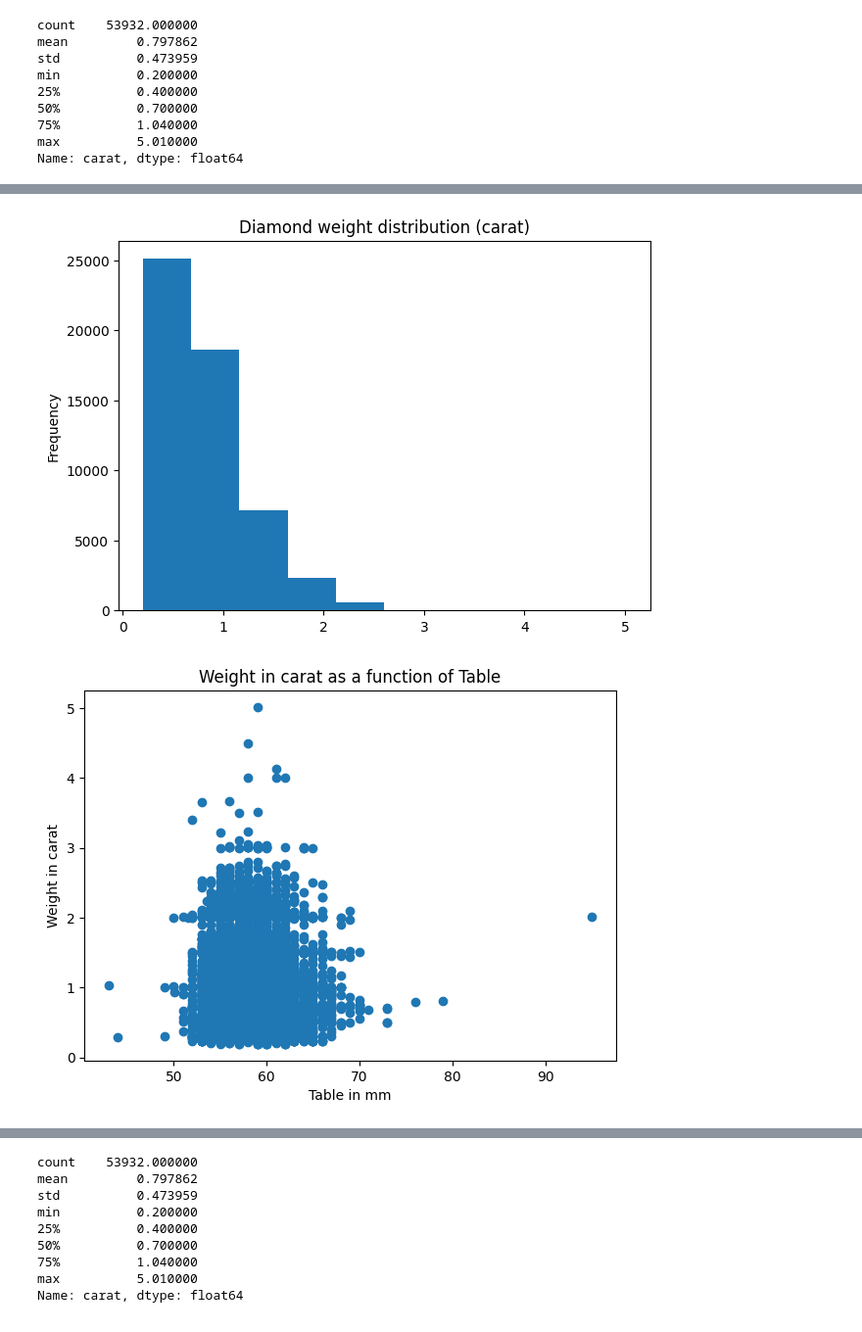
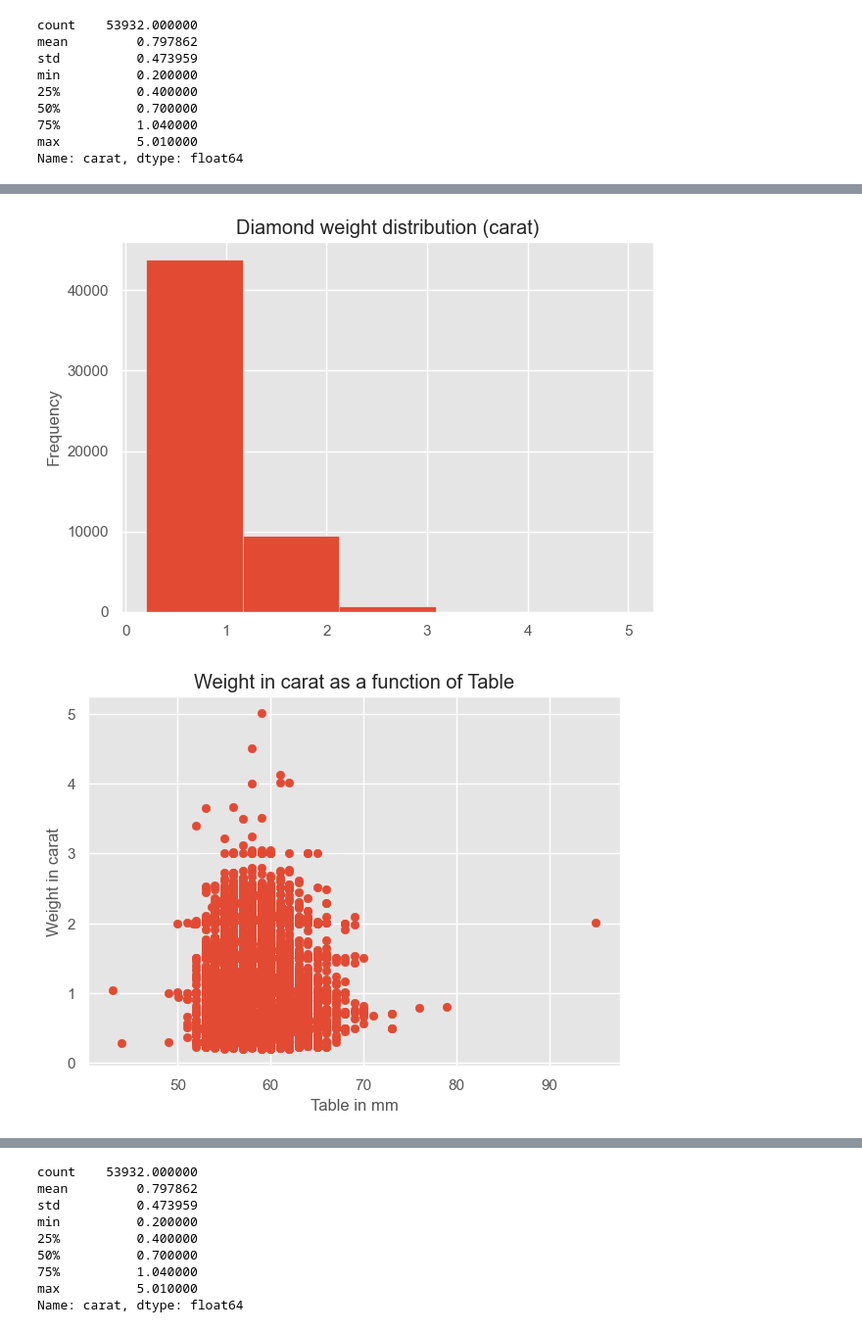
Before and after one commit to aiolii63/Diamonds, a Jupyter notebook: Data Viz/Diamonds Matplotlib Viz.ipynb, the cells around one changed output, grey strips where cells are left out. Shown at 98% size. Saved outputs shown, nothing was run; the diff lists cells and outputs as text; code cells hidden in the pictures.

```diff
--- a/Data Viz/Diamonds Matplotlib Viz.ipynb
+++ b/Data Viz/Diamonds Matplotlib Viz.ipynb
@@ -55,9 +55,11 @@ for i in [0, 1, 4, 3, 2]:
 explode = (0, 0, 0, 0, 0.1)  # only "explode" the 2nd slice (i.e. 'Very good')
 plt.figure(figsize = [8,8])
 plt.pie(y_vals, explode=explode, labels=x_vals, autopct='%1.1f%%',
-        textprops={'fontsize': 16, 'fontweight' : 20, 'color' : 'White'}, startangle=90)
+        textprops={'fontsize': 16, 'fontweight' : 20, 'color' : 'Grey'}, startangle=90)
 
 plt.title("Frequency Plot: Cut of Diamonds\n", fontdict={'fontsize': 20, 'fontweight' : 20, 'color' : 'Grey'})
 
+plt.style.use('ggplot')
+
 plt.show()
 # %% [output]
@@ -65,17 +67,17 @@ plt.show()
 # %%
 # 2_Histogram or barchart: distribution of diamond weight in carat (15 bins)
 
 
 plt.rcParams.update({'figure.figsize':(7,5), 'figure.dpi':100})
 
 # Plot Histogram on x
 x = diamonds['carat']
-plt.hist(x, bins=10)
+plt.hist(x, bins=5)
 plt.gca().set(title='Diamond weight distribution (carat)', ylabel='Frequency')
-
+plt.style.use('ggplot')
 plt.show()
 # %% [output]
-[figure, old version]
+[figure, new version]
 # %%
 # 4_ Scatterplot: weight in carat as a function of table (size)
 
@@ -84,10 +86,11 @@ carat = diamonds['carat']
 plt.scatter(table, carat)
 xlabel = 'Table in mm'
 ylabel = 'Weight in carat'
-plt.gca().set(title='Weight in carat as a function of Table', xlabel='Table in mm', ylabel='Weight in carat');
+plt.gca().set(title='Weight in carat as a function of Table', xlabel='Table in mm', ylabel='Weight in carat')
+plt.style.use('ggplot')
 plt.show()
 # %% [output]
-[figure, old version]
+[figure, new version]
 # %%
 # 3_Linear relationship:
 
```
Also changed, not shown: parts of 8 cells of this notebook.
